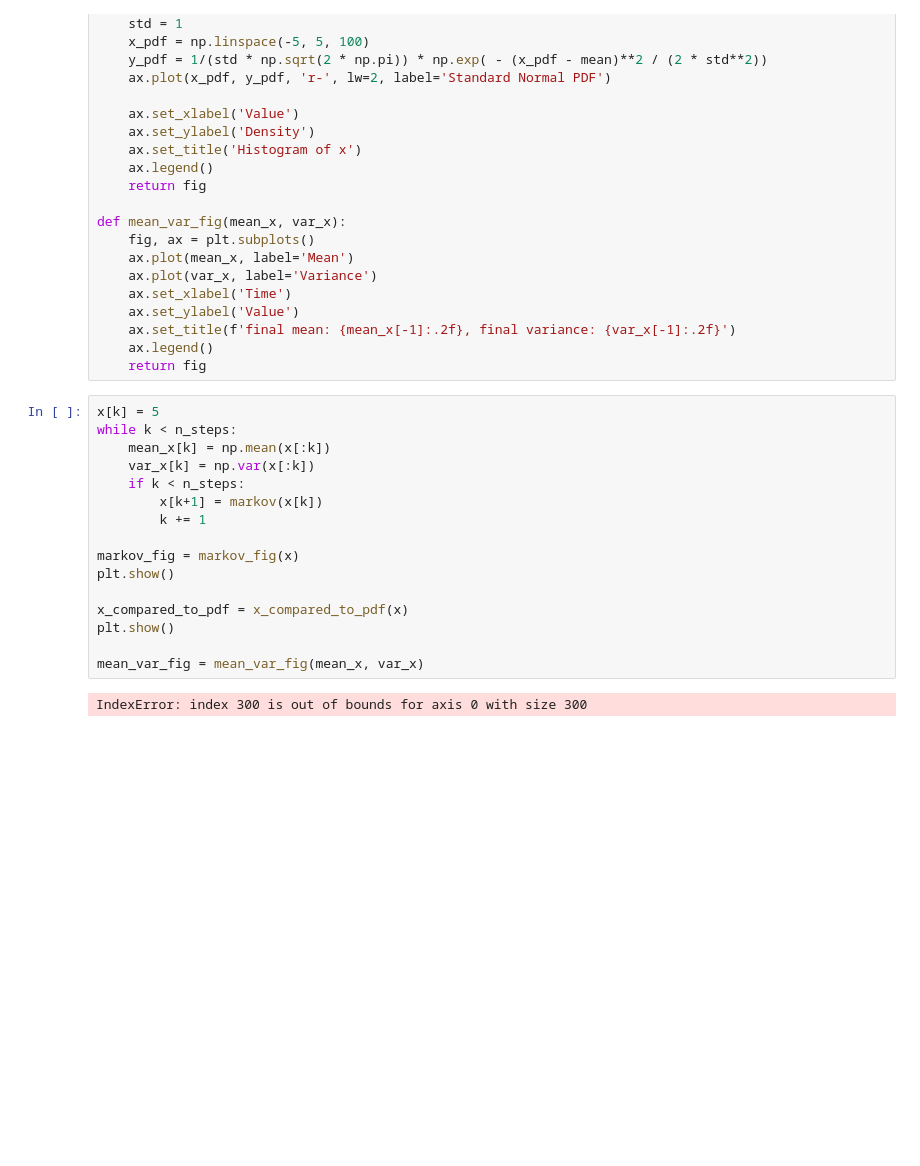
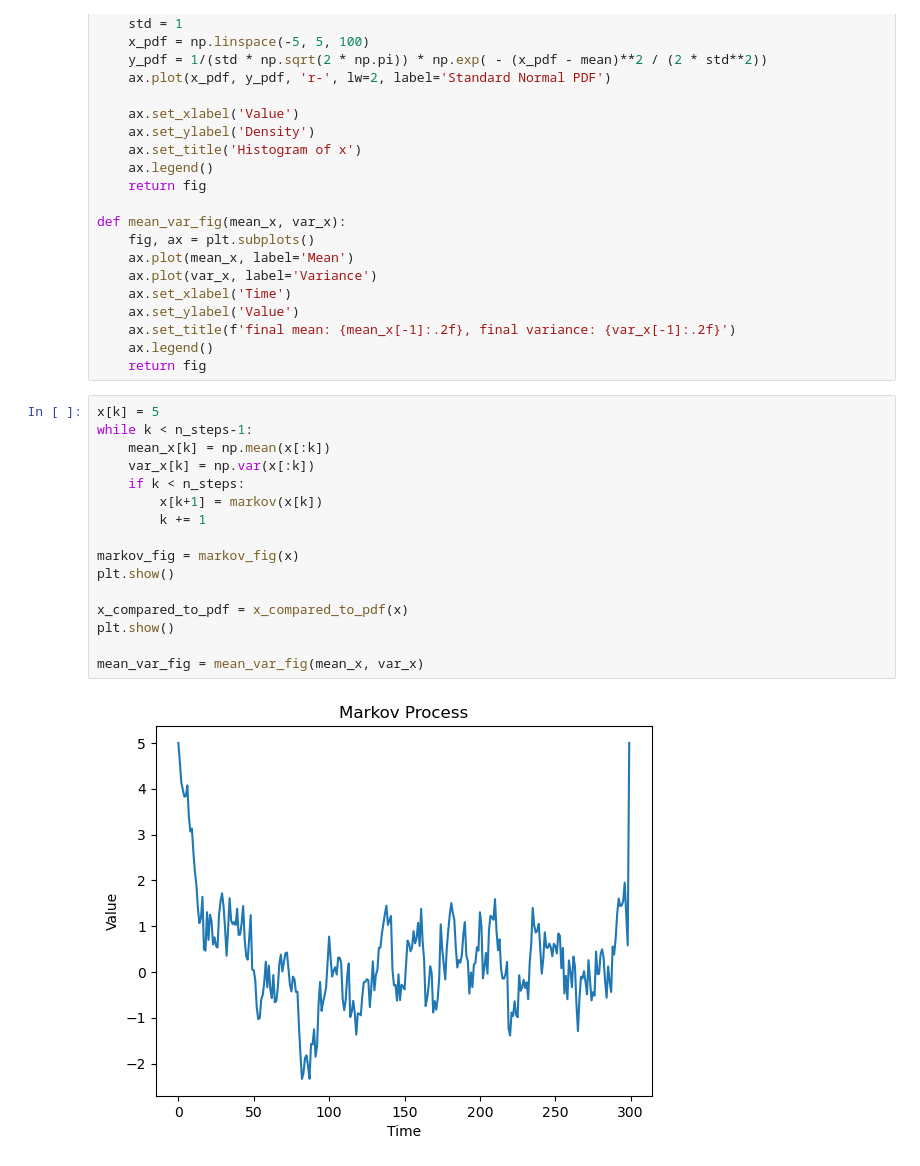
Before and after one commit to augustkl/Advanced-Probebalistic-Machine-Learning, a Jupyter notebook: A5/Q2.ipynb, the cells around one changed output. Drawn from its saved outputs; the diff is of its cells as text; blank space fills up the shorter version.

```diff
--- a/A5/Q2.ipynb
+++ b/A5/Q2.ipynb
@@ -51,19 +51,19 @@ def mean_var_fig(mean_x, var_x):
     return fig
 # %%
 x[k] = 5
-while k < n_steps:
+while k < n_steps-1:
     mean_x[k] = np.mean(x[:k])
     var_x[k] = np.var(x[:k])
     if k < n_steps:
         x[k+1] = markov(x[k])
         k += 1
 
 markov_fig = markov_fig(x)
 plt.show()
 
 x_compared_to_pdf = x_compared_to_pdf(x)
 plt.show()
 
 mean_var_fig = mean_var_fig(mean_x, var_x)
 # %% [output]
-IndexError: index 300 is out of bounds for axis 0 with size 300
+[figure, added]
```
Also changed, not shown: parts of 1 cell of this notebook, 9 other files.
